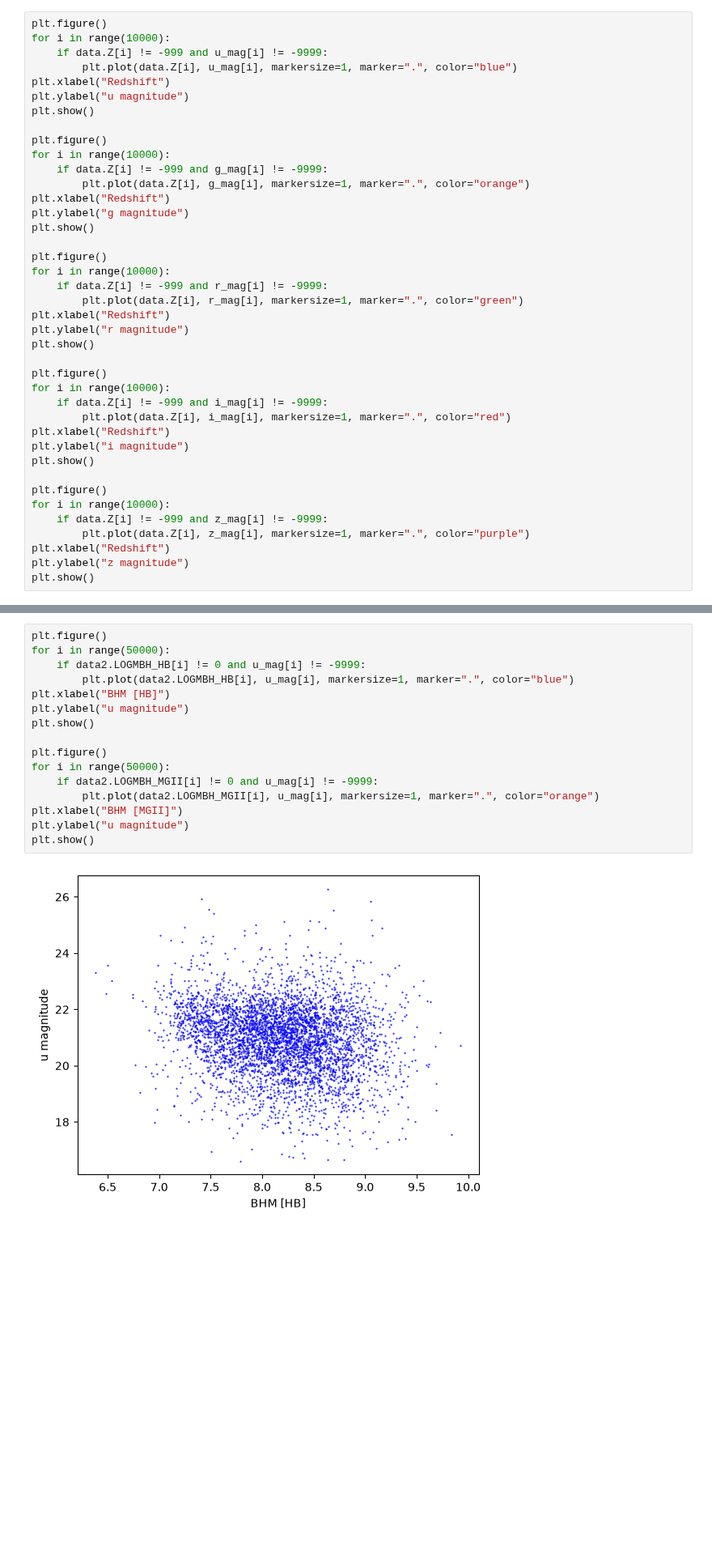
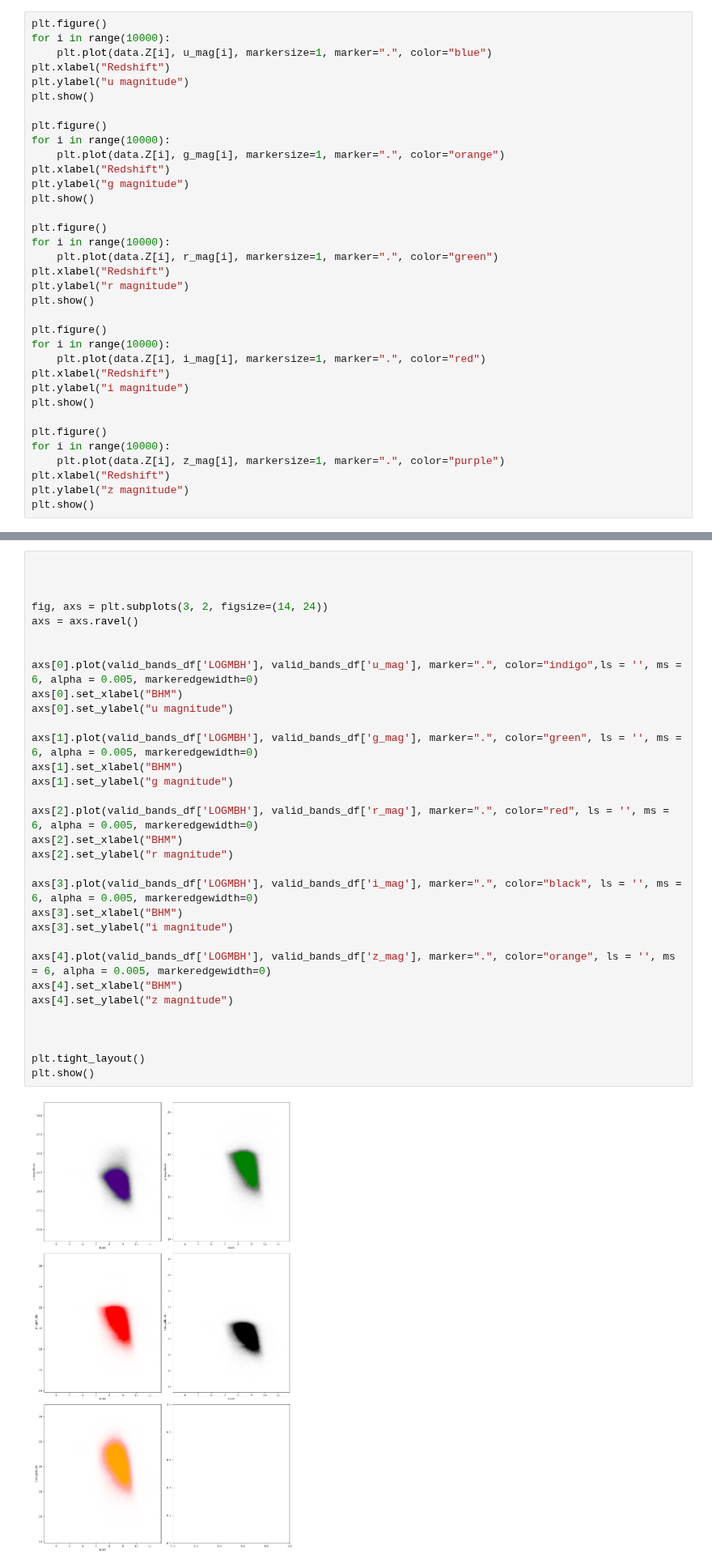
Before and after one commit to Emlilio/Quasars26, a Jupyter notebook: Initial_data_review.ipynb, the cells around one changed output, grey strips where cells are left out. Shown at 81% size. Drawn from its saved outputs; the diff is of its cells as text; blank space fills up the shorter version.

Commit message:
fixed band arrays

```diff
--- a/Initial_data_review.ipynb
+++ b/Initial_data_review.ipynb
@@ -69,40 +102,35 @@ plt.show()
 # %%
 plt.figure()
 for i in range(10000):
-    if data.Z[i] != -999 and u_mag[i] != -9999:
-        plt.plot(data.Z[i], u_mag[i], markersize=1, marker=".", color="blue")
+    plt.plot(data.Z[i], u_mag[i], markersize=1, marker=".", color="blue")
 plt.xlabel("Redshift")
 plt.ylabel("u magnitude")
 plt.show()
 
 plt.figure()
 for i in range(10000):
-    if data.Z[i] != -999 and g_mag[i] != -9999:
-        plt.plot(data.Z[i], g_mag[i], markersize=1, marker=".", color="orange")
+    plt.plot(data.Z[i], g_mag[i], markersize=1, marker=".", color="orange")
 plt.xlabel("Redshift")
 plt.ylabel("g magnitude")
 plt.show()
 
 plt.figure()
 for i in range(10000):
-    if data.Z[i] != -999 and r_mag[i] != -9999:
-        plt.plot(data.Z[i], r_mag[i], markersize=1, marker=".", color="green")
+    plt.plot(data.Z[i], r_mag[i], markersize=1, marker=".", color="green")
 plt.xlabel("Redshift")
 plt.ylabel("r magnitude")
 plt.show()
 
 plt.figure()
 for i in range(10000):
-    if data.Z[i] != -999 and i_mag[i] != -9999:
-        plt.plot(data.Z[i], i_mag[i], markersize=1, marker=".", color="red")
+    plt.plot(data.Z[i], i_mag[i], markersize=1, marker=".", color="red")
 plt.xlabel("Redshift")
 plt.ylabel("i magnitude")
 plt.show()
 
 plt.figure()
 for i in range(10000):
-    if data.Z[i] != -999 and z_mag[i] != -9999:
-        plt.plot(data.Z[i], z_mag[i], markersize=1, marker=".", color="purple")
+    plt.plot(data.Z[i], z_mag[i], markersize=1, marker=".", color="purple")
 plt.xlabel("Redshift")
 plt.ylabel("z magnitude")
 plt.show()
@@ -135,18 +203,34 @@ plt.tight_layout()
 # %%
-plt.figure()
-for i in range(50000):
-    if data2.LOGMBH_HB[i] != 0 and u_mag[i] != -9999:
-        plt.plot(data2.LOGMBH_HB[i], u_mag[i], markersize=1, marker=".", color="blue")
-plt.xlabel("BHM [HB]")
-plt.ylabel("u magnitude")
+
+
+
+fig, axs = plt.subplots(3, 2, figsize=(14, 24))
+axs = axs.ravel()
+
+
+axs[0].plot(valid_bands_df['LOGMBH'], valid_bands_df['u_mag'], marker=".", color="indigo",ls = '', ms = 6, alpha = 0.005, markeredgewidth=0)
+axs[0].set_xlabel("BHM")
+axs[0].set_ylabel("u magnitude")
+
+axs[1].plot(valid_bands_df['LOGMBH'], valid_bands_df['g_mag'], marker=".", color="green", ls = '', ms = 6, alpha = 0.005, markeredgewidth=0)
+axs[1].set_xlabel("BHM")
+axs[1].set_ylabel("g magnitude")
+
+axs[2].plot(valid_bands_df['LOGMBH'], valid_bands_df['r_mag'], marker=".", color="red", ls = '', ms = 6, alpha = 0.005, markeredgewidth=0)
+axs[2].set_xlabel("BHM")
+axs[2].set_ylabel("r magnitude")
+
+axs[3].plot(valid_bands_df['LOGMBH'], valid_bands_df['i_mag'], marker=".", color="black", ls = '', ms = 6, alpha = 0.005, markeredgewidth=0)
+axs[3].set_xlabel("BHM")
+axs[3].set_ylabel("i magnitude")
+
+axs[4].plot(valid_bands_df['LOGMBH'], valid_bands_df['z_mag'], marker=".", color="orange", ls = '', ms = 6, alpha = 0.005, markeredgewidth=0)
+axs[4].set_xlabel("BHM")
+axs[4].set_ylabel("z magnitude")
+
+
+
+plt.tight_layout()
 plt.show()
-
-plt.figure()
-for i in range(50000):
-    if data2.LOGMBH_MGII[i] != 0 and u_mag[i] != -9999:
-        plt.plot(data2.LOGMBH_MGII[i], u_mag[i], markersize=1, marker=".", color="orange")
-plt.xlabel("BHM [MGII]")
-plt.ylabel("u magnitude")
-plt.show()
 # %% [output]
-[figure, old version]
+[figure, new version]
```
Also changed, not shown: parts of 27 cells of this notebook.
